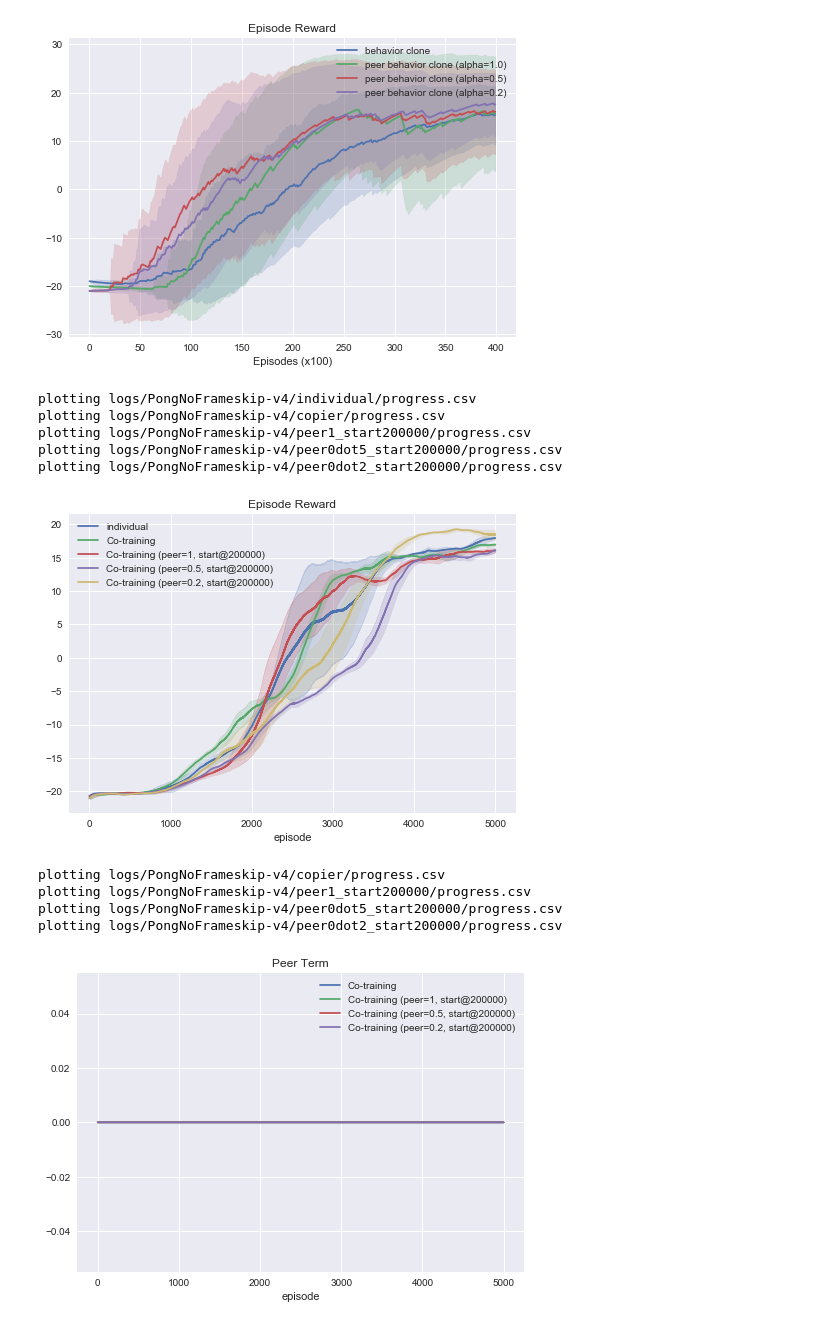
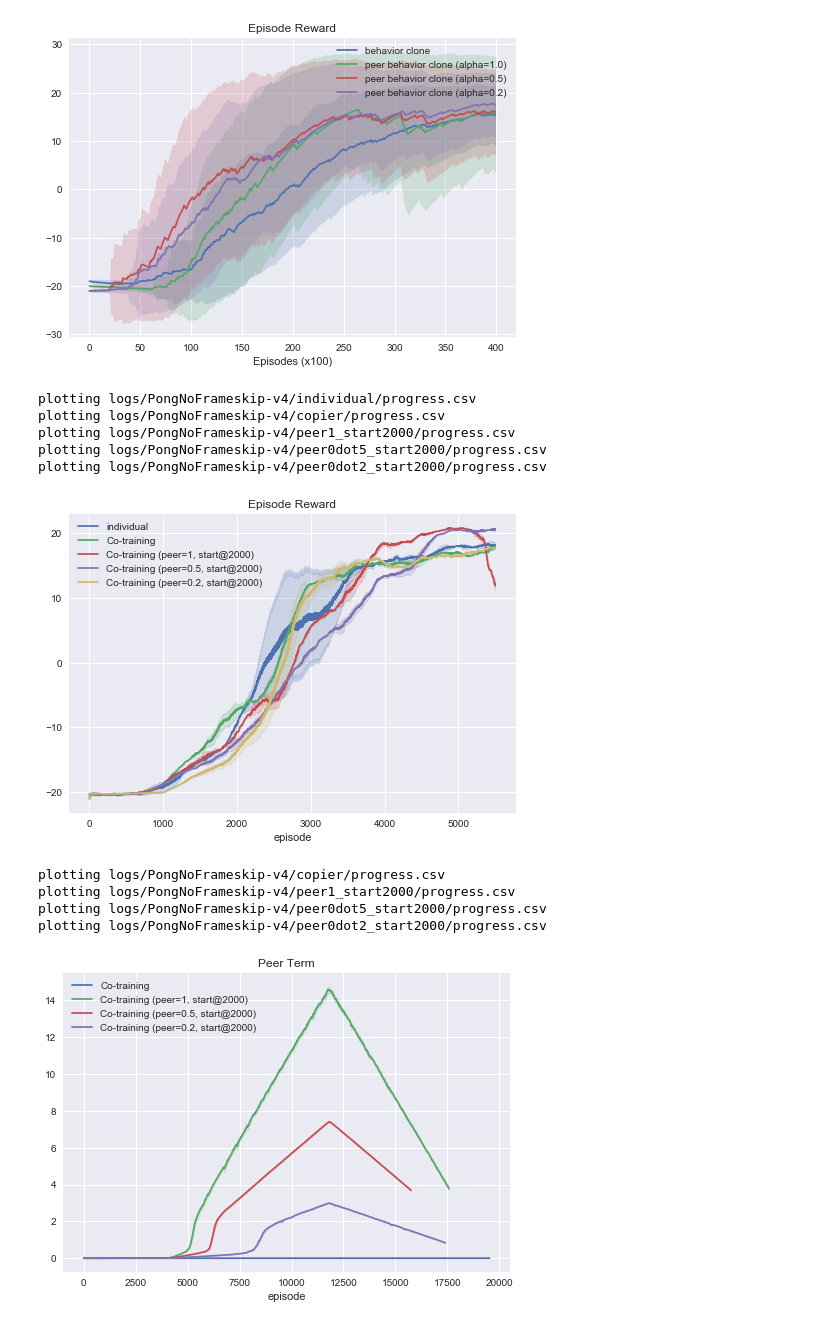
Before and after one commit to gohsyi/peer_bc_ct, a Jupyter notebook: plotter.ipynb, the cells around one changed output. Drawn from its saved outputs; the diff is of its cells as text; code cells hidden in the pictures.

```diff
--- a/plotter.ipynb
+++ b/plotter.ipynb
@@ -51,7 +51,7 @@ def plot(*args, **kargs):
             csv[kargs['column']].values,
             color=arg.setdefault('color', f'C{i}'),
             label=arg.setdefault('label', arg['path']),
-            smooth_rate=arg.setdefault('smooth_rate', 0.02),
+            smooth_rate=kargs.setdefault('smooth_rate', 0.02),
             n=kargs.setdefault('episodes', None)
         )
         print('plotting', os.path.join(arg['path'], 'progress.csv'))
@@ -135,54 +135,55 @@ plot(
     #     'path': 'logs/PongNoFrameskip-v4/peer1_decay',
     #     'label': 'Co-training (peer=1, decay)',
     # }, {
-        'path': 'logs/PongNoFrameskip-v4/peer1_start200000',
-        'label': 'Co-training (peer=1, start@200000)',
+        'path': 'logs/PongNoFrameskip-v4/peer1_start2000',
+        'label': 'Co-training (peer=1, start@2000)',
     }, {
-        'path': 'logs/PongNoFrameskip-v4/peer0dot5_start200000',
-        'label': 'Co-training (peer=0.5, start@200000)',
+        'path': 'logs/PongNoFrameskip-v4/peer0dot5_start2000',
+        'label': 'Co-training (peer=0.5, start@2000)',
     }, {
-        'path': 'logs/PongNoFrameskip-v4/peer0dot2_start200000',
-        'label': 'Co-training (peer=0.2, start@200000)',
+        'path': 'logs/PongNoFrameskip-v4/peer0dot2_start2000',
+        'label': 'Co-training (peer=0.2, start@2000)',
     },
-    column='ep_reward_mean', title='Episode Reward', episodes=5000,
+    column='ep_reward_mean', title='Episode Reward', episodes=5500,
+    smooth_rate=0.1,
 )
 # %% [output]
 plotting logs/PongNoFrameskip-v4/individual/progress.csv
 plotting logs/PongNoFrameskip-v4/copier/progress.csv
-plotting logs/PongNoFrameskip-v4/peer1_start200000/progress.csv
-plotting logs/PongNoFrameskip-v4/peer0dot5_start200000/progress.csv
-plotting logs/PongNoFrameskip-v4/peer0dot2_start200000/progress.csv
+plotting logs/PongNoFrameskip-v4/peer1_start2000/progress.csv
+plotting logs/PongNoFrameskip-v4/peer0dot5_start2000/progress.csv
+plotting logs/PongNoFrameskip-v4/peer0dot2_start2000/progress.csv
-[figure, old version]
+[figure, new version]
 # %%
 
 plot(
     {
         'path': 'logs/PongNoFrameskip-v4/copier/',
         'label': 'Co-training',
     }, {
     #     'path': 'logs/PongNoFrameskip-v4/peer1',
     #     'label': 'Co-training (peer=1)',
     # }, {
     #     'path': 'logs/PongNoFrameskip-v4/peer0dot5',
     #     'label': 'Co-training (peer=0.5)',
     # }, {
     #     'path': 'logs/PongNoFrameskip-v4/peer1_decay',
     #     'label': 'Co-training (peer=1, decay)',
     # }, {
-        'path': 'logs/PongNoFrameskip-v4/peer1_start200000',
-        'label': 'Co-training (peer=1, start@200000)',
+        'path': 'logs/PongNoFrameskip-v4/peer1_start2000',
+        'label': 'Co-training (peer=1, start@2000)',
     }, {
-        'path': 'logs/PongNoFrameskip-v4/peer0dot5_start200000',
-        'label': 'Co-training (peer=0.5, start@200000)',
+        'path': 'logs/PongNoFrameskip-v4/peer0dot5_start2000',
+        'label': 'Co-training (peer=0.5, start@2000)',
     }, {
-        'path': 'logs/PongNoFrameskip-v4/peer0dot2_start200000',
-        'label': 'Co-training (peer=0.2, start@200000)',
+        'path': 'logs/PongNoFrameskip-v4/peer0dot2_start2000',
+        'label': 'Co-training (peer=0.2, start@2000)',
     },
-    column='peer term', title='Peer Term', episodes=5000,
+    column='peer term', title='Peer Term',
 )
 # %% [output]
 plotting logs/PongNoFrameskip-v4/copier/progress.csv
-plotting logs/PongNoFrameskip-v4/peer1_start200000/progress.csv
-plotting logs/PongNoFrameskip-v4/peer0dot5_start200000/progress.csv
-plotting logs/PongNoFrameskip-v4/peer0dot2_start200000/progress.csv
+plotting logs/PongNoFrameskip-v4/peer1_start2000/progress.csv
+plotting logs/PongNoFrameskip-v4/peer0dot5_start2000/progress.csv
+plotting logs/PongNoFrameskip-v4/peer0dot2_start2000/progress.csv
-[figure, old version]
+[figure, new version]
```
Also changed, not shown: 1 other file.
